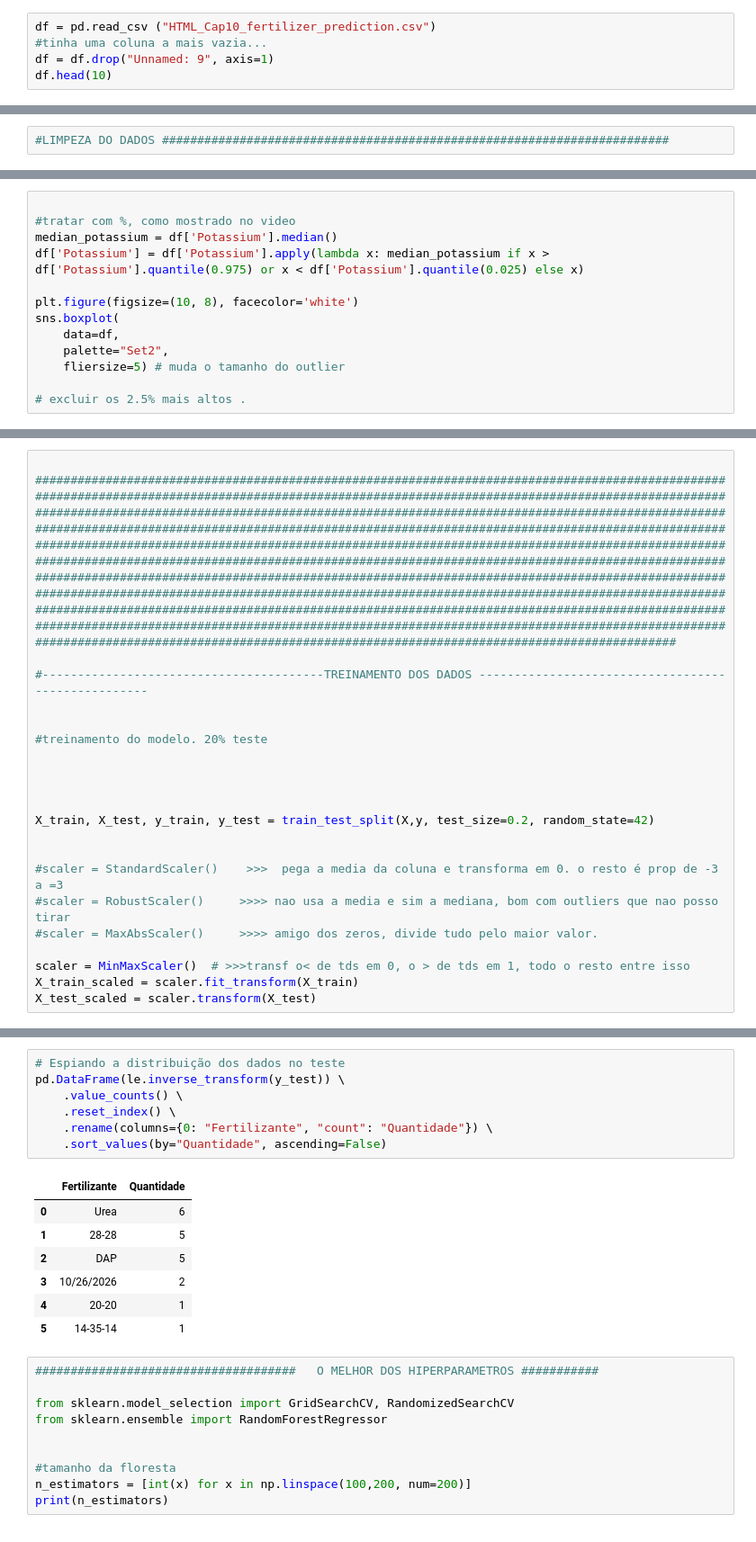
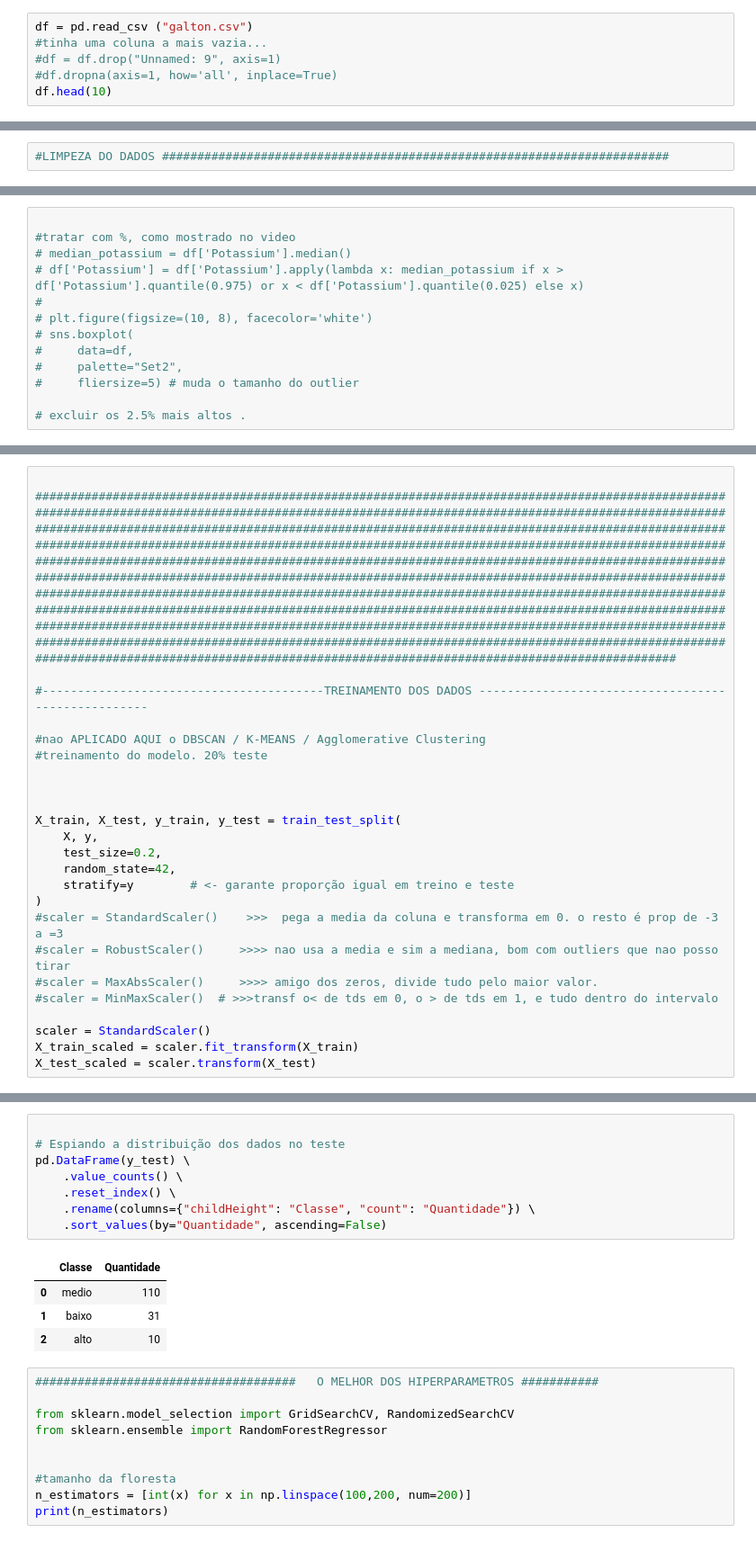
Before and after one commit to jotaviomoraes/TEMPLATE-FIAP-GRAD-ON-IA, a Jupyter notebook: ANO1/FASE3/machine_learning.ipynb, the cells around one changed output, grey strips where cells are left out. Shown at 90% size. Saved outputs shown, nothing was run; the diff lists cells and outputs as text.

```diff
--- a/ANO1/FASE3/machine_learning.ipynb
+++ b/ANO1/FASE3/machine_learning.ipynb
@@ -18,8 +18,9 @@ from sklearn.tree import DecisionTreeClassifier
 from sklearn.ensemble import RandomForestClassifier
 from sklearn.metrics import accuracy_score, classification_report
 # %%
-df = pd.read_csv ("HTML_Cap10_fertilizer_prediction.csv")
+df = pd.read_csv ("galton.csv")
 #tinha uma coluna a mais vazia...
-df = df.drop("Unnamed: 9", axis=1)
+#df = df.drop("Unnamed: 9", axis=1)
+#df.dropna(axis=1, how='all', inplace=True)
 df.head(10)
 # %% [output]
@@ -126,13 +127,13 @@ sns.boxplot(
 # %%
 
 #tratar com %, como mostrado no video
-median_potassium = df['Potassium'].median()
-df['Potassium'] = df['Potassium'].apply(lambda x: median_potassium if x > df['Potassium'].quantile(0.975) or x < df['Potassium'].quantile(0.025) else x)
-
-plt.figure(figsize=(10, 8), facecolor='white')
-sns.boxplot(
-    data=df,
-    palette="Set2",
-    fliersize=5) # muda o tamanho do outlier
+# median_potassium = df['Potassium'].median()
+# df['Potassium'] = df['Potassium'].apply(lambda x: median_potassium if x > df['Potassium'].quantile(0.975) or x < df['Potassium'].quantile(0.025) else x)
+#
+# plt.figure(figsize=(10, 8), facecolor='white')
+# sns.boxplot(
+#     data=df,
+#     palette="Set2",
+#     fliersize=5) # muda o tamanho do outlier
 
 # excluir os 2.5% mais altos .
@@ -196,20 +209,23 @@ X = pd.concat([X, X_encoded], axis=1)
 
 #----------------------------------------TREINAMENTO DOS DADOS ---------------------------------------------------
 
-
+#nao APLICADO AQUI o DBSCAN / K-MEANS / Agglomerative Clustering
 #treinamento do modelo. 20% teste
 
 
 
-
-X_train, X_test, y_train, y_test = train_test_split(X,y, test_size=0.2, random_state=42)
-
-
+X_train, X_test, y_train, y_test = train_test_split(
+    X, y,
+    test_size=0.2,
+    random_state=42,
+    stratify=y        # <- garante proporção igual em treino e teste
+)
 #scaler = StandardScaler()    >>>  pega a media da coluna e transforma em 0. o resto é prop de -3 a =3
 #scaler = RobustScaler()     >>>> nao usa a media e sim a mediana, bom com outliers que nao posso tirar
 #scaler = MaxAbsScaler()     >>>> amigo dos zeros, divide tudo pelo maior valor.
+#scaler = MinMaxScaler()  # >>>transf o< de tds em 0, o > de tds em 1, e tudo dentro do intervalo
 
-scaler = MinMaxScaler()  # >>>transf o< de tds em 0, o > de tds em 1, todo o resto entre isso
+scaler = StandardScaler()
 X_train_scaled = scaler.fit_transform(X_train)
 X_test_scaled = scaler.transform(X_test)
 # %%
@@ -330,18 +339,16 @@ weighted avg       0.88      0.65      0.71        20
 # %%
+
 # Espiando a distribuição dos dados no teste
-pd.DataFrame(le.inverse_transform(y_test)) \
+pd.DataFrame(y_test) \
     .value_counts() \
     .reset_index() \
-    .rename(columns={0: "Fertilizante", "count": "Quantidade"}) \
+    .rename(columns={"childHeight": "Classe", "count": "Quantidade"}) \
     .sort_values(by="Quantidade", ascending=False)
 # %% [output]
-|  | Fertilizante | Quantidade |
-| 0 | Urea | 6 |
-| 1 | 28-28 | 5 |
-| 2 | DAP | 5 |
-| 3 | 10/26/2026 | 2 |
-| 4 | 20-20 | 1 |
-| 5 | 14-35-14 | 1 |
+|  | Classe | Quantidade |
+| 0 | medio | 110 |
+| 1 | baixo | 31 |
+| 2 | alto | 10 |
 # %%
 #####################################   O MELHOR DOS HIPERPARAMETROS ###########
 
```
Also changed, not shown: parts of 20 cells of this notebook.
